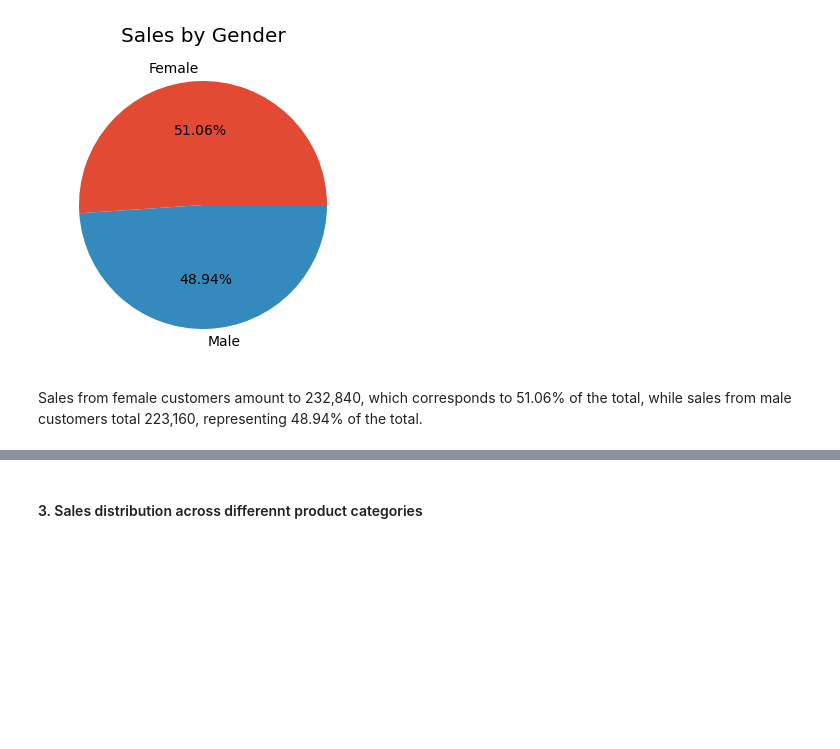
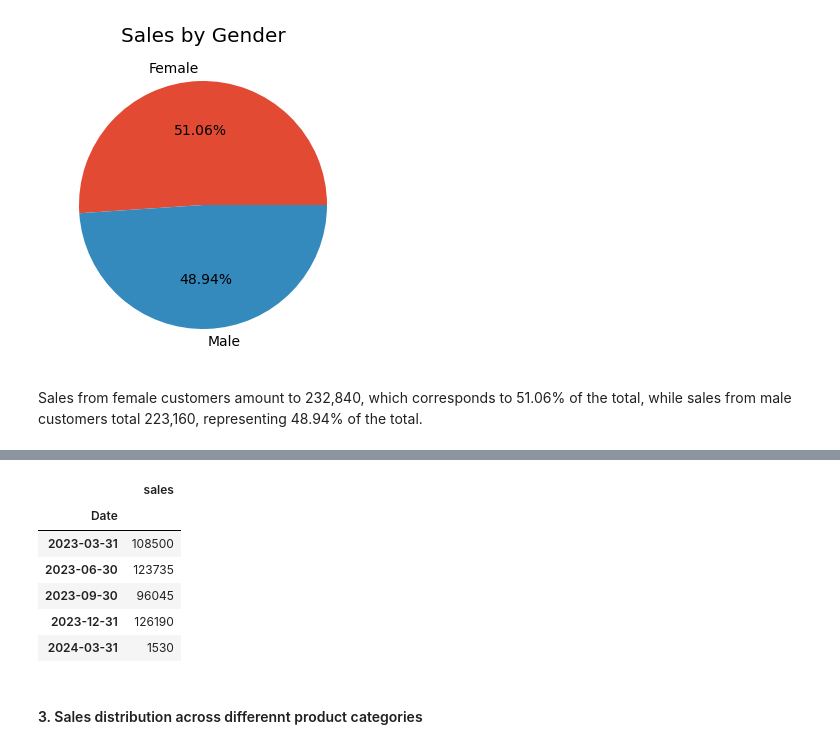
Before and after one commit to Diana-Injelwa/Exploratory-Data-Analysis-on-Retail-Sales, a Jupyter notebook: retail_sales_EDA.ipynb, the cells around one changed output, grey strips where cells are left out. Drawn from its saved outputs; the diff is of its cells as text; code cells hidden in the pictures; blank space fills up the shorter version.

```diff
--- a/retail_sales_EDA.ipynb
+++ b/retail_sales_EDA.ipynb
@@ -372,3 +359,18 @@ From the above output, distribution of sales across different months is as follo
+# %%
+# Quarterly sales distribution
+quarterly_sales = retail_sales['sales'].resample('Q').sum()
+
+# Store the results in a DataFrame
+quarterly_sales = pd.DataFrame(quarterly_sales)
+quarterly_sales
+# %% [output]
+|  | sales |
+| Date |  |
+| 2023-03-31 | 108500 |
+| 2023-06-30 | 123735 |
+| 2023-09-30 | 96045 |
+| 2023-12-31 | 126190 |
+| 2024-03-31 | 1530 |
 # %% [markdown]
 #### 3. Sales distribution across differennt product categories
 # %%
```
Also changed, not shown: parts of 12 cells of this notebook.
